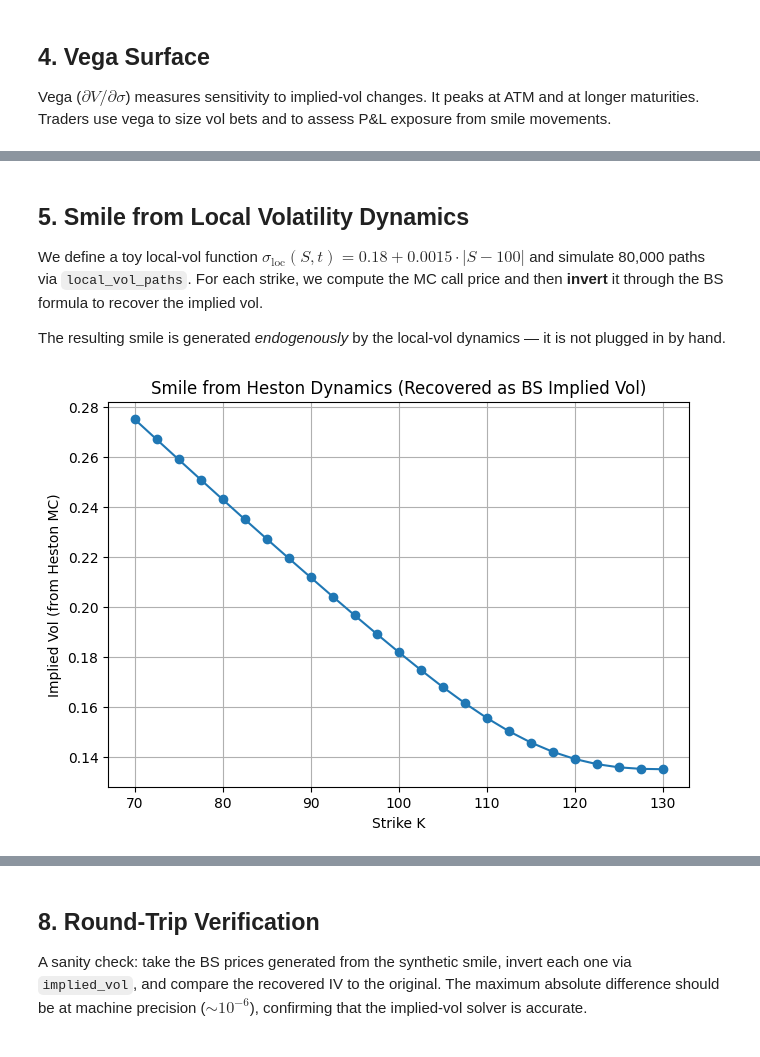
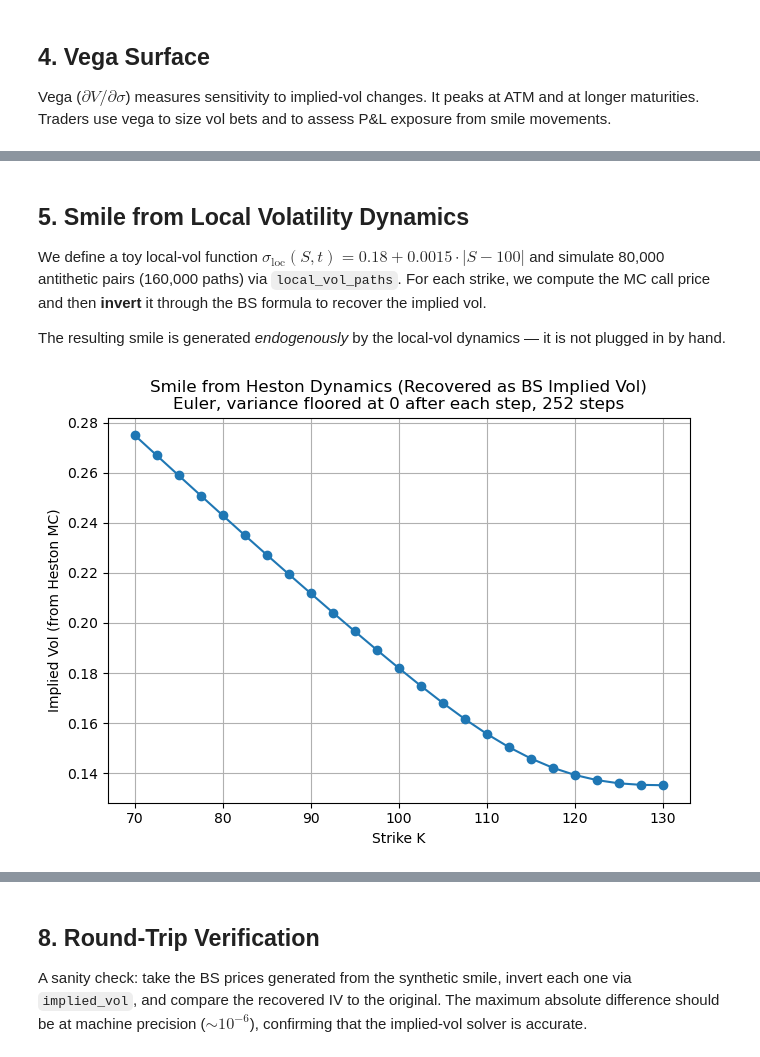
Before and after one commit to mengrenman/options-pricing-engine-black-scholes-binomial-monte-carlo, a Jupyter notebook: notebooks/03_Volatility_Smile.ipynb, the cells around one changed output, grey strips where cells are left out. Saved outputs shown, nothing was run; the diff lists cells and outputs as text; code cells hidden in the pictures.

```diff
--- a/notebooks/03_Volatility_Smile.ipynb
+++ b/notebooks/03_Volatility_Smile.ipynb
@@ -188,34 +188,35 @@ plt.show()
 # %% [markdown]
 ## 5. Smile from Local Volatility Dynamics
 
-We define a toy local-vol function $\sigma_{\text{loc}}(S, t) = 0.18 + 0.0015 \cdot |S - 100|$ and simulate 80,000 paths via `local_vol_paths`. For each strike, we compute the MC call price and then **invert** it through the BS formula to recover the implied vol.
+We define a toy local-vol function $\sigma_{\text{loc}}(S, t) = 0.18 + 0.0015 \cdot |S - 100|$ and simulate 80,000 antithetic pairs (160,000 paths) via `local_vol_paths`. For each strike, we compute the MC call price and then **invert** it through the BS formula to recover the implied vol.
 
 The resulting smile is generated *endogenously* by the local-vol dynamics — it is not plugged in by hand.
 # %%
 # Heston parameters (choose something that produces a left-skewed smile)
 v0, kappa, theta, xi, rho = 0.04, 1.5, 0.04, 0.6, -0.7
 T_mc = 1.0
 n_steps, n_paths = 252, 100_000
 
 S_paths = heston_paths(S0=S0, r=r, q=q, v0=v0, kappa=kappa, theta=theta, xi=xi, rho=rho,
                        T=T_mc, n_steps=n_steps, n_paths=n_paths, seed=321)
 ST = S_paths[-1]
 disc = math.exp(-r * T_mc)
 
 K_grid = np.linspace(70, 130, 25)
 
 # All strikes at once: payoffs broadcast to (n_paths, n_strikes), then invert to BS IV.
 payoff = np.maximum(ST[:, None] - K_grid[None, :], 0.0)
 prices_heston = disc * payoff.mean(axis=0)
 iv_heston = op.bs_implied_vol_vec(S0, K_grid, T_mc, r, q, prices_heston, op.CALL, init_vol=0.2)
 
 plt.figure()
 plt.plot(K_grid, iv_heston, marker="o")
 plt.xlabel("Strike K"); plt.ylabel("Implied Vol (from Heston MC)")
-plt.title("Smile from Heston Dynamics (Recovered as BS Implied Vol)")
+plt.title("Smile from Heston Dynamics (Recovered as BS Implied Vol)\n"
+          f"Euler, variance floored at 0 after each step, {n_steps} steps")
 plt.show()
 # %% [output]
-[figure, old version]
+[figure, new version]
 # %% [markdown]
 ## 6. Smile from Heston Stochastic Volatility
 
```
Also changed, not shown: parts of 11 cells of this notebook, 4 other files.
